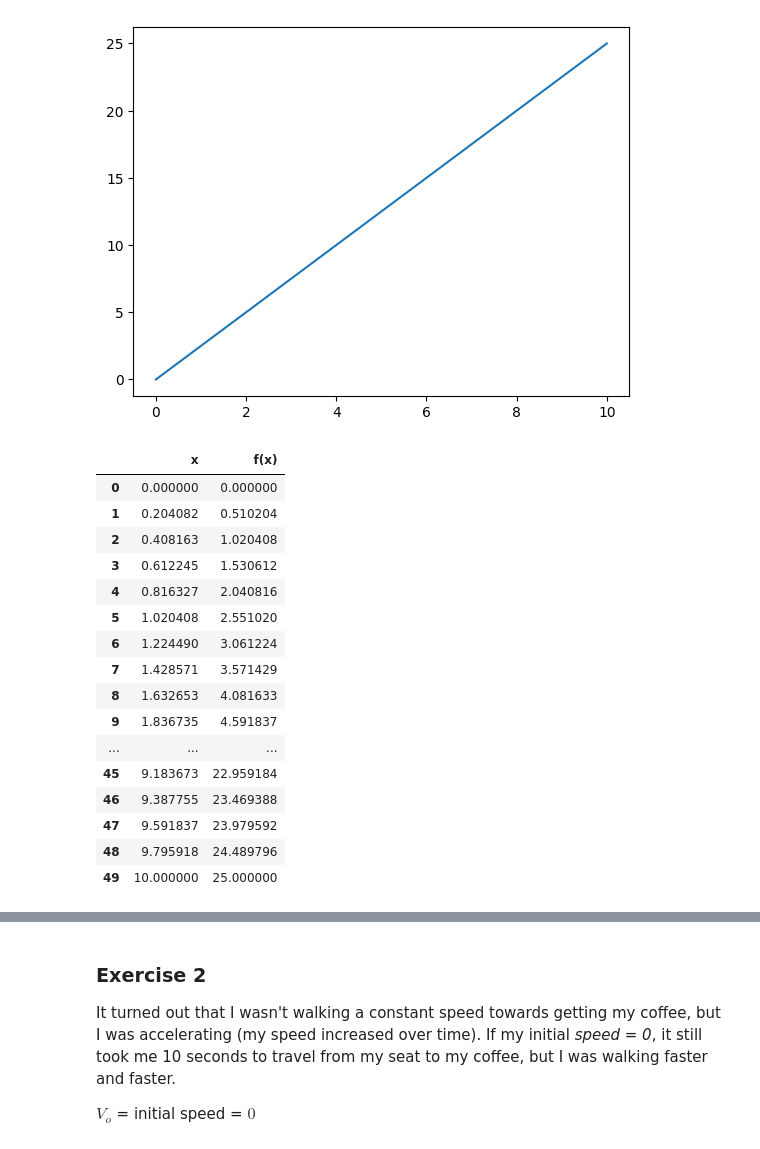
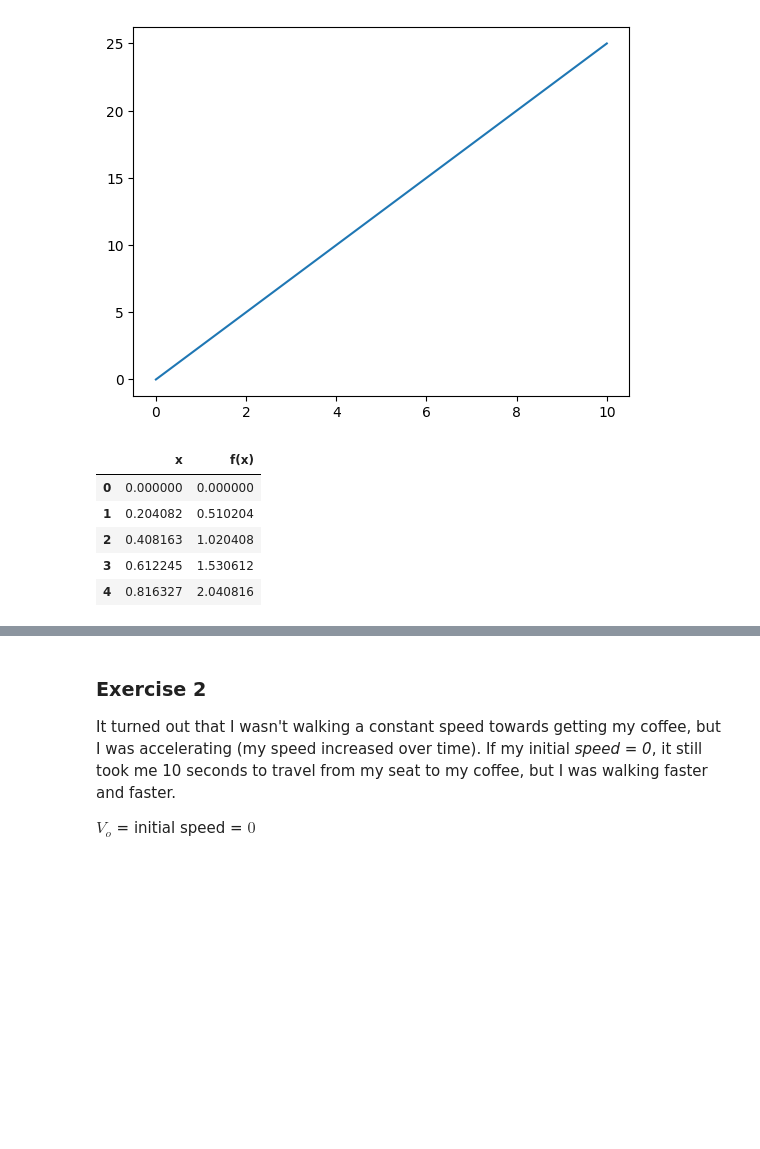
Before and after one commit to KALGonzalez/calculus-and-algebra-problems-with-python, a Jupyter notebook: notebook/problems.ipynb, the cells around one changed output, grey strips where cells are left out. Drawn from its saved outputs; the diff is of its cells as text; code cells hidden in the pictures; blank space fills up the shorter version.

```diff
--- a/notebook/problems.ipynb
+++ b/notebook/problems.ipynb
@@ -23,18 +23,13 @@ So for this case, speed is the first derivative of the distance function above.
 **Find the speed and build the linear function on distance $(d)$ over time $(t)$, when $(t ∈ [0,10])$.**
 # %%
 # import libraries
+import matplotlib.pyplot as plt
 import numpy as np
-import matplotlib.pyplot as plt
 import pandas as pd
 
 # Define the distance function
-dist=25
-time=10
-speed=dist/time
-
-def f(x): return speed*x
-
-x= np.linspace(0, 10)
+def f(x): return 2.5*x # Function
+x = np.linspace(0,10) # Domain
 # %% [markdown]
 # Plot the distance function on domain (t)
 # %%
@@ -45,25 +40,12 @@ plt.plot(x,f(x))
 [figure]
 # %%
 # Create a DataFrame
-
-df=pd.DataFrame({"x":x,"f(x)":f(x)})
-
-df
+f1 = pd.DataFrame({'x': x, 'f(x)': f(x)})
+f1.head()
 # %% [output]
 |  | x | f(x) |
 | 0 | 0.000000 | 0.000000 |
 | 1 | 0.204082 | 0.510204 |
 | 2 | 0.408163 | 1.020408 |
 | 3 | 0.612245 | 1.530612 |
 | 4 | 0.816327 | 2.040816 |
-| 5 | 1.020408 | 2.551020 |
-| 6 | 1.224490 | 3.061224 |
-| 7 | 1.428571 | 3.571429 |
-| 8 | 1.632653 | 4.081633 |
-| 9 | 1.836735 | 4.591837 |
-| ... | ... | ... |
-| 45 | 9.183673 | 22.959184 |
-| 46 | 9.387755 | 23.469388 |
-| 47 | 9.591837 | 23.979592 |
-| 48 | 9.795918 | 24.489796 |
-| 49 | 10.000000 | 25.000000 |
```
Also changed, not shown: parts of 20 cells of this notebook.
